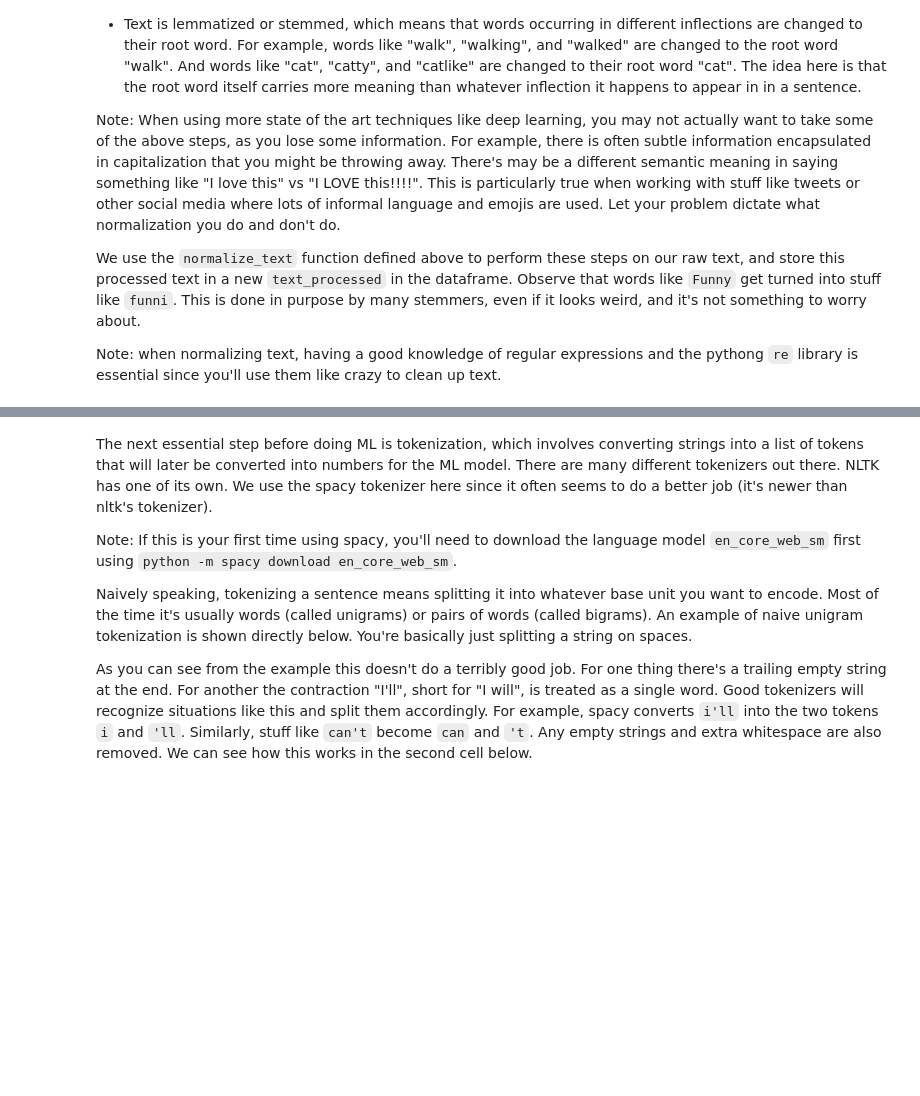
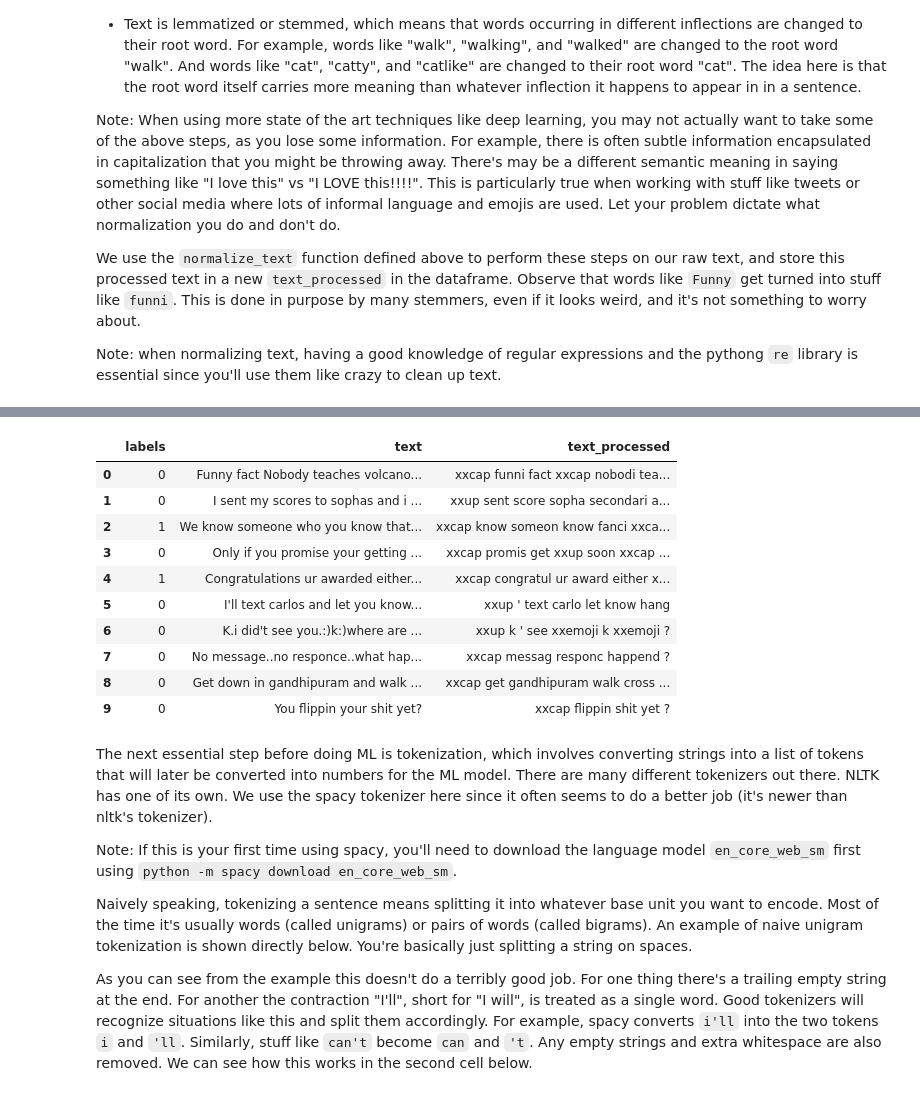
Before and after one commit to rkingery/ml_tutorials, a Jupyter notebook: notebooks/ml_with_text.ipynb, the cells around one changed output, grey strips where cells are left out. Cells and saved outputs as stored; diff of their text form; code cells hidden in the pictures; blank space fills up the shorter version.

```diff
--- a/notebooks/ml_with_text.ipynb
+++ b/notebooks/ml_with_text.ipynb
@@ -204,3 +168,68 @@ df.head(10)
+# %%
+def sub_special_tokens(text):
+    # note I stole many of these regexes regularly from S.O.
+    # convert simple URLs to xxurl token (e.g. www.google.com, http:google.com -> xxurl)
+    text = re.sub(r' www.', ' http://www.', text)
+    text = re.sub(r'(https|http)?:\/\/(\w|\.|\/|\?|\=|\&|\%)*\b', ' xxurl ', text)
+    # convert (British) phone numbers to xxphone token (e.g. 09058097218 -> xxphone)
+    pat = r'\d{3}[-\.\s]??\d{4}[-\.\s]??\d{4}|\d{5}[-\.\s]??\d{3}[-\.\s]??\d{3}|(?:\d{4}\)?[\s-]?\d{3}[\s-]?\d{4})'
+    text = re.sub(pat, ' xxphone ', text)
+    # replace monetary values with xxmon token
+    text = text.replace('£','$ ')
+    text = re.sub(r'\$[ ]*(\d+[,\.])*\d+', ' xxmon ', text)
+    # convert all other numbers to xxnum token (e.g. 123, 1.2.3, 1-2-3 -> xxnum)
+    text = re.sub(r'\b([.-]*[0-9]+[.-]*)+\b', ' xxnum ', text)
+    # put xxup token before words in all caps (easy way to recognize info from capitalizing a word)
+    text = re.sub(r'(\b[A-Z][A-Z0-9]*\b)', r' xxup \1 ', text)
+    # put xxcap token before words with capitalized first letter (easy way to recognize first word in a sentence)
+    text = re.sub(r'(\b[A-Z][a-z0-9]+\b)', r' xxcap \1 ', text)
+    # convert some common text "emojis" to xxemoji: ;), :), :(, :-(, etc
+    text = re.sub(r'[:;][ ]*[-]*[ ]*[()]', ' xxemoji ', text)
+    return text
+
+def normalize_text(text):
+    # converts common patterns into special tokens
+    text = sub_special_tokens(text)
+    # convert text to lowercase
+    text = text.lower()
+    # strip out any lingering html tags
+    text = re.sub(r'<[^>]*>', '', text)
+    # convert all "&" symbols to "and" so they're the same token
+    text = text.replace('&',' and ')
+    # put spaces between punctuation (eg: 9.Blah -> 9 . Blah)
+    puncts = r'[' + re.escape(string.punctuation) + r']'
+    text = re.sub('(?<! )(?=' + puncts + ')|(?<=' + puncts + ')(?! )', r' ', text)
+    # strip non-ascii characters (easy way to denoise text a bit)
+    text = text.encode("ascii", errors="ignore").decode()
+    # remove all punctuation except ' and ?
+    text = re.sub(r"[^\w\s'?]",'',text)
+    # remove nltk's common set of stop words (common for classical NLP analysis)
+    stop_words = stopwords.words('english')
+    text = ' '.join(word for word in text.split() if word not in stop_words)
+    # stem words using nltk snowball stemmer, e.g. converts {run, running, runs} all to "run"
+    stemmer = SnowballStemmer('english')
+    stemmed_text = ''
+    for word in text.split():
+            stemmed_text = stemmed_text + stemmer.stem(word) + ' '
+    text = stemmed_text
+    # sub the occurance of 2 or more spaces with a single space
+    text = re.sub(r'[ ]{2,}',' ',text)
+    return text
+
+df['text_processed'] = df.text.apply(normalize_text)
+df.head(10)
+# %% [output]
+|  | labels | text | text_processed |
+| 0 | 0 | Funny fact Nobody teaches volcano... | xxcap funni fact xxcap nobodi tea... |
+| 1 | 0 | I sent my scores to sophas and i ... | xxup sent score sopha secondari a... |
+| 2 | 1 | We know someone who you know that... | xxcap know someon know fanci xxca... |
+| 3 | 0 | Only if you promise your getting ... | xxcap promis get xxup soon xxcap ... |
+| 4 | 1 | Congratulations ur awarded either... | xxcap congratul ur award either x... |
+| 5 | 0 | I'll text carlos and let you know... | xxup ' text carlo let know hang |
+| 6 | 0 | K.i did't see you.:)k:)where are ... | xxup k ' see xxemoji k xxemoji ? |
+| 7 | 0 | No message..no responce..what hap... | xxcap messag responc happend ? |
+| 8 | 0 | Get down in gandhipuram and walk ... | xxcap get gandhipuram walk cross ... |
+| 9 | 0 | You flippin your shit yet? | xxcap flippin shit yet ? |
 # %% [markdown]
 The next essential step before doing ML is tokenization, which involves converting strings into a list of tokens that will later be converted into numbers for the ML model. There are many different tokenizers out there. NLTK has one of its own. We use the spacy tokenizer here since it often seems to do a better job (it's newer than nltk's tokenizer).
 
```
Also changed, not shown: parts of 18 cells of this notebook.
